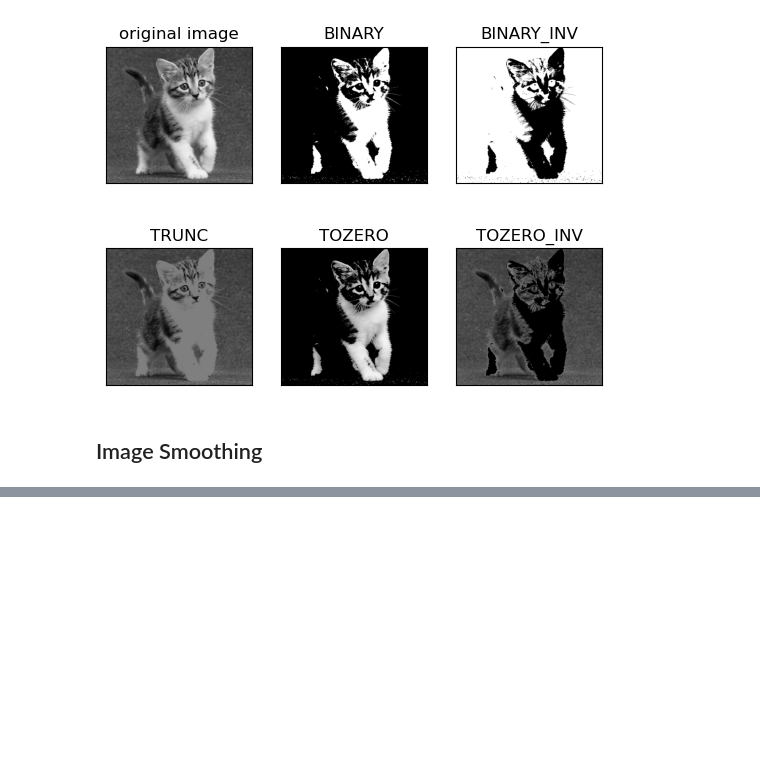
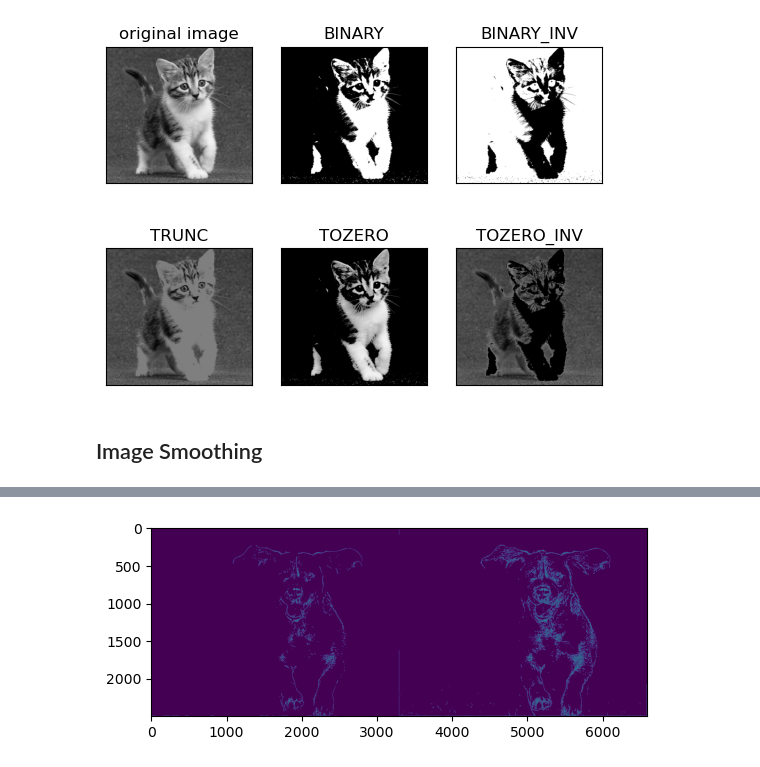
Before and after one commit to phoenix102030/CV_learning, a Jupyter notebook: opencv/img_proc.ipynb, the cells around one changed output, grey strips where cells are left out. Saved outputs shown, nothing was run; the diff lists cells and outputs as text; code cells hidden in the pictures; blank space fills up the shorter version.

Commit message:
Edge Detection and Image Pyramid

```diff
--- a/opencv/img_proc.ipynb
+++ b/opencv/img_proc.ipynb
@@ -372,0 +381,11 @@ cv_show('comperation',merged)
+# %%
+grey_img = cv2.imread('Dog.jpg', cv2.IMREAD_GRAYSCALE)
+
+v1 = cv2.Canny(grey_img, 80,150) # 80 is minVal, 150 is maxVal
+v2 = cv2.Canny(grey_img, 50, 100)
+
+merged = np.hstack((v1, v2))
+# cv_show('compare', merged)
+pp(merged)
+# %% [output]
+[figure, added]
```
Also changed, not shown: parts of 7 cells of this notebook.
